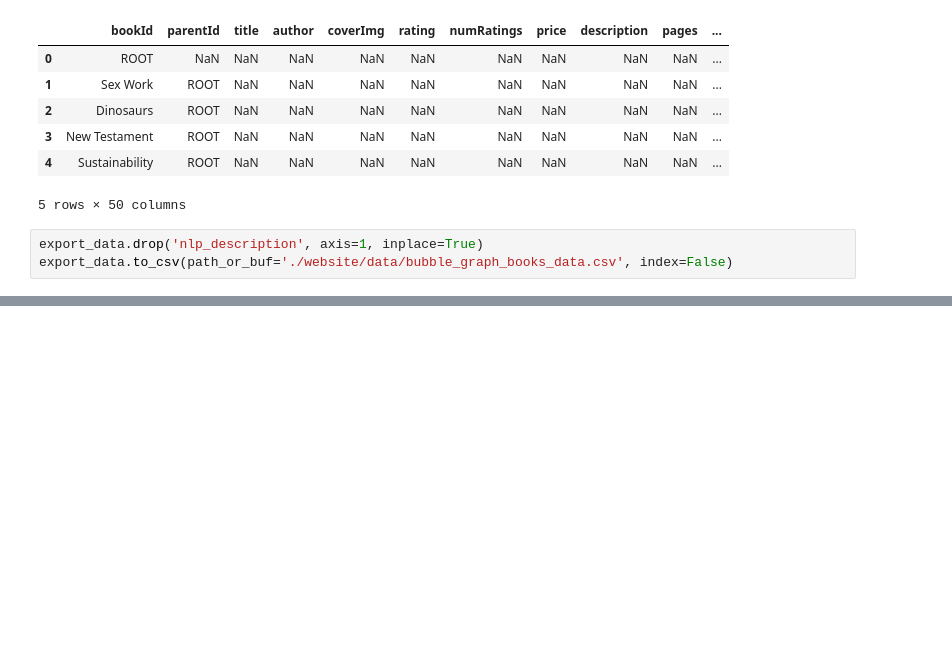
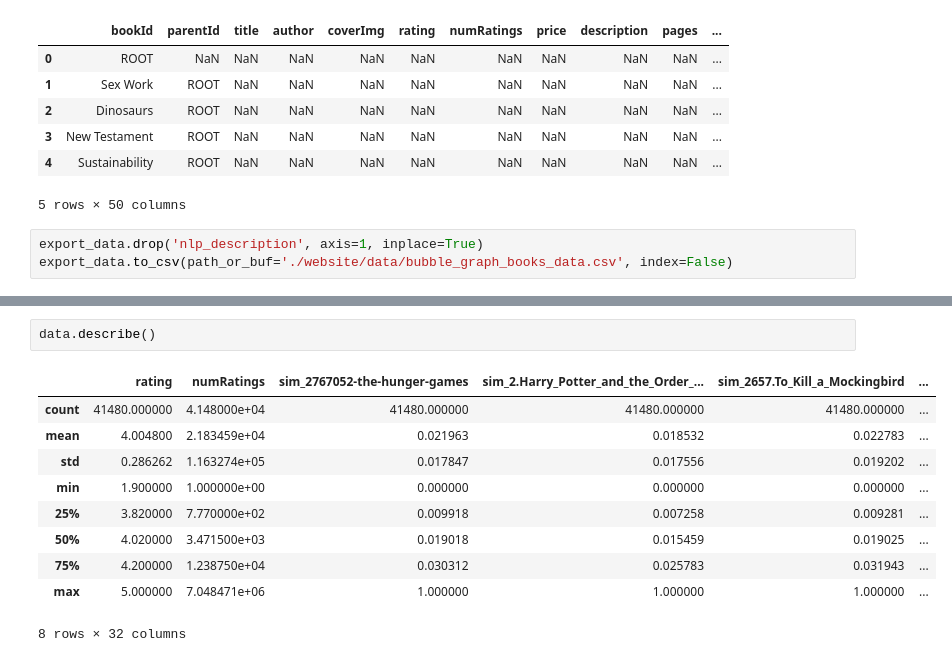
Before and after one commit to com-480-data-visualization/datavis-project-2022-team_philippe, a Jupyter notebook: data_processing.ipynb, the cells around one changed output, grey strips where cells are left out. Saved outputs shown, nothing was run; the diff lists cells and outputs as text; blank space fills up the shorter version.

```diff
--- a/data_processing.ipynb
+++ b/data_processing.ipynb
@@ -726,0 +737,13 @@ biparite_data.to_csv(path_or_buf='./website/data/biparite_ratings.csv', index=Fa
+# %%
+data.describe()
+# %% [output]
+|  | rating | numRatings | sim_2767052-the-hunger-games | sim_2.Harry_Potter_and_the_Order_... | sim_2657.To_Kill_a_Mockingbird | ... |
+| count | 41480.000000 | 4.148000e+04 | 41480.000000 | 41480.000000 | 41480.000000 | ... |
+| mean | 4.004800 | 2.183459e+04 | 0.021963 | 0.018532 | 0.022783 | ... |
+| std | 0.286262 | 1.163274e+05 | 0.017847 | 0.017556 | 0.019202 | ... |
+| min | 1.900000 | 1.000000e+00 | 0.000000 | 0.000000 | 0.000000 | ... |
+| 25% | 3.820000 | 7.770000e+02 | 0.009918 | 0.007258 | 0.009281 | ... |
+| 50% | 4.020000 | 3.471500e+03 | 0.019018 | 0.015459 | 0.019025 | ... |
+| 75% | 4.200000 | 1.238750e+04 | 0.030312 | 0.025783 | 0.031943 | ... |
+| max | 5.000000 | 7.048471e+06 | 1.000000 | 1.000000 | 1.000000 | ... |
+8 rows × 32 columns
```
Also changed, not shown: parts of 37 cells of this notebook, 1 other file.
